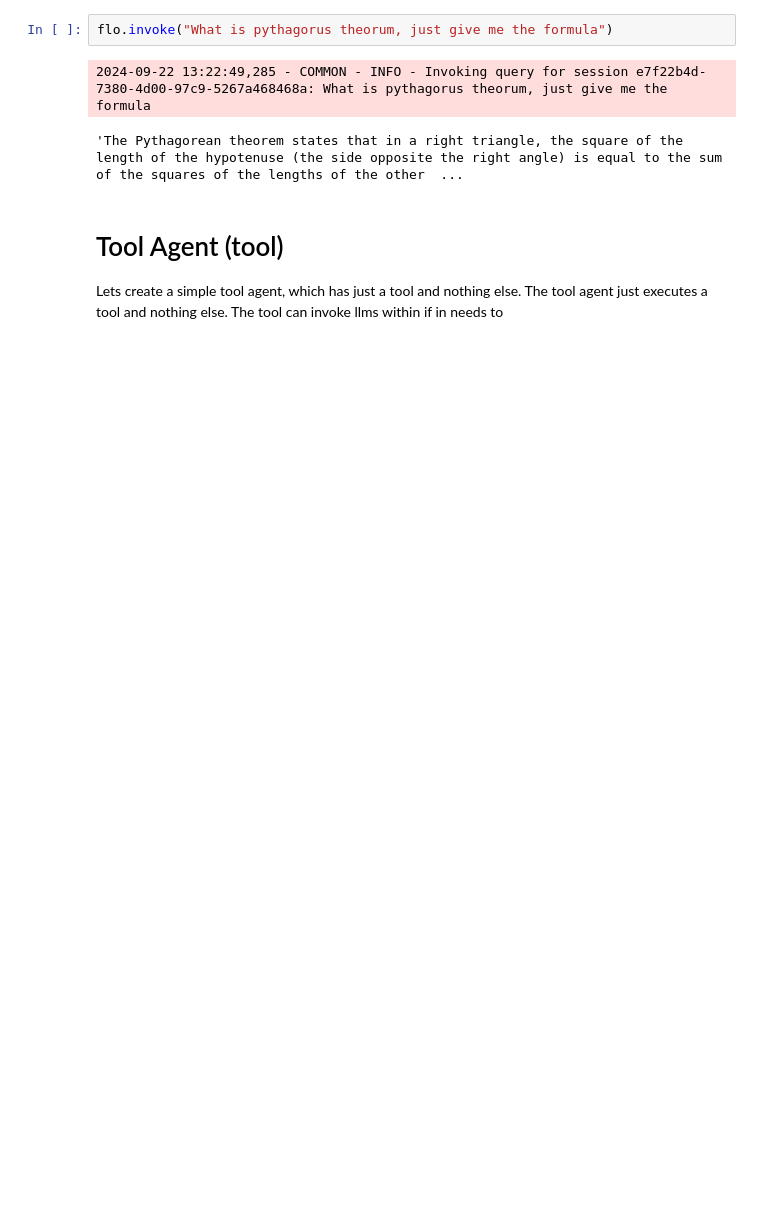
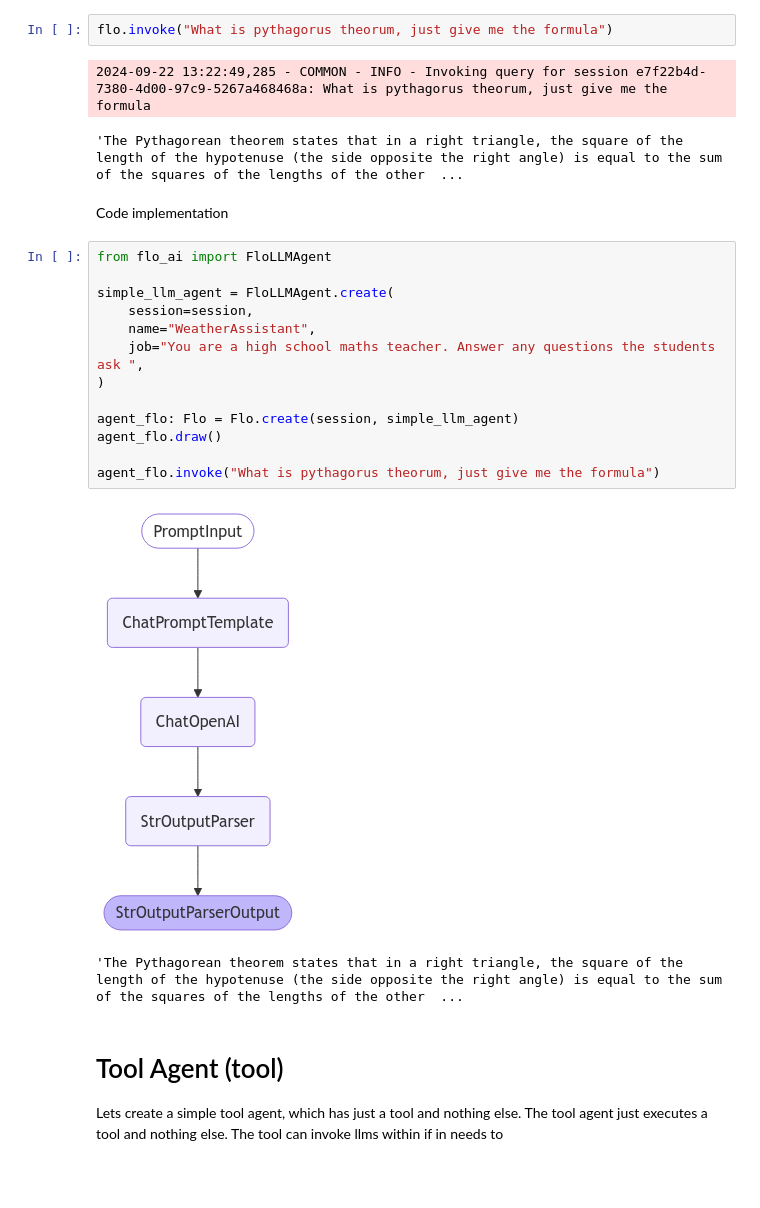
Before and after one commit to NuxTrade/AIFlow, a Jupyter notebook: examples/agent_of_flo_ai.ipynb, the cells around one changed output. Saved outputs shown, nothing was run; the diff lists cells and outputs as text; blank space fills up the shorter version.

```diff
--- a/examples/agent_of_flo_ai.ipynb
+++ b/examples/agent_of_flo_ai.ipynb
@@ -122,6 +151,24 @@ flo.invoke("What is pythagorus theorum, just give me the formula")
 # %% [output]
 2024-09-22 13:22:49,285 - COMMON - INFO - Invoking query for session e7f22b4d-7380-4d00-97c9-5267a468468a: What is pythagorus theorum, just give me the formula
 'The Pythagorean theorem states that in a right triangle, the square of the length of the hypotenuse (the side opposite the right angle) is equal to the sum of the squares of the lengths of the other  ...
+# %% [markdown]
+Code implementation
+# %%
+from flo_ai import FloLLMAgent
+
+simple_llm_agent = FloLLMAgent.create(
+    session=session,
+    name="WeatherAssistant",
+    job="You are a high school maths teacher. Answer any questions the students ask ",
+)
+
+agent_flo: Flo = Flo.create(session, simple_llm_agent)
+agent_flo.draw()
+
+agent_flo.invoke("What is pythagorus theorum, just give me the formula")
+# %% [output]
+[figure, added]
+'The Pythagorean theorem states that in a right triangle, the square of the length of the hypotenuse (the side opposite the right angle) is equal to the sum of the squares of the lengths of the other  ...
 # %% [markdown]
 # Tool Agent (tool)
 
```
Also changed, not shown: parts of 9 cells of this notebook, 5 other files.
